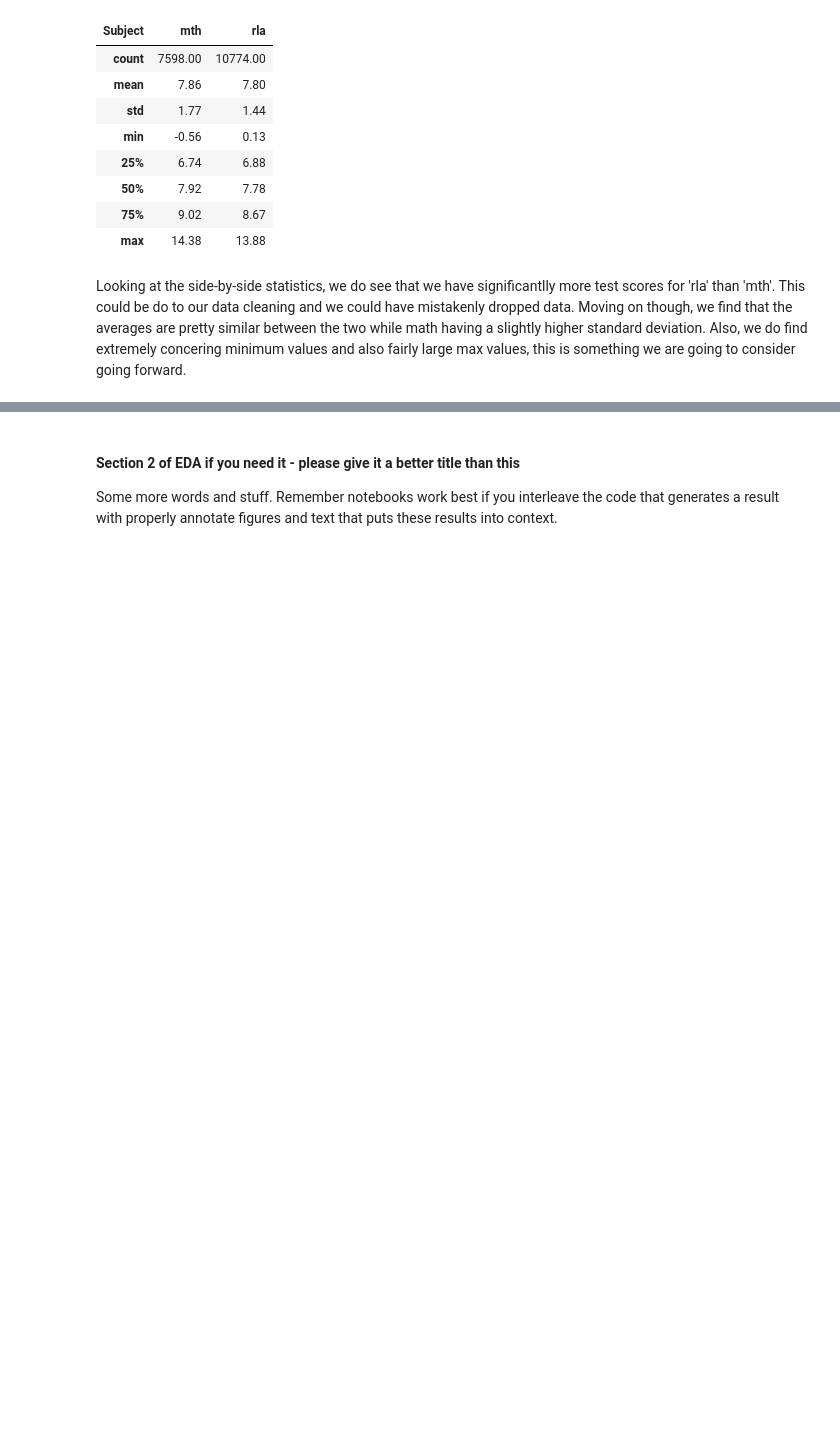
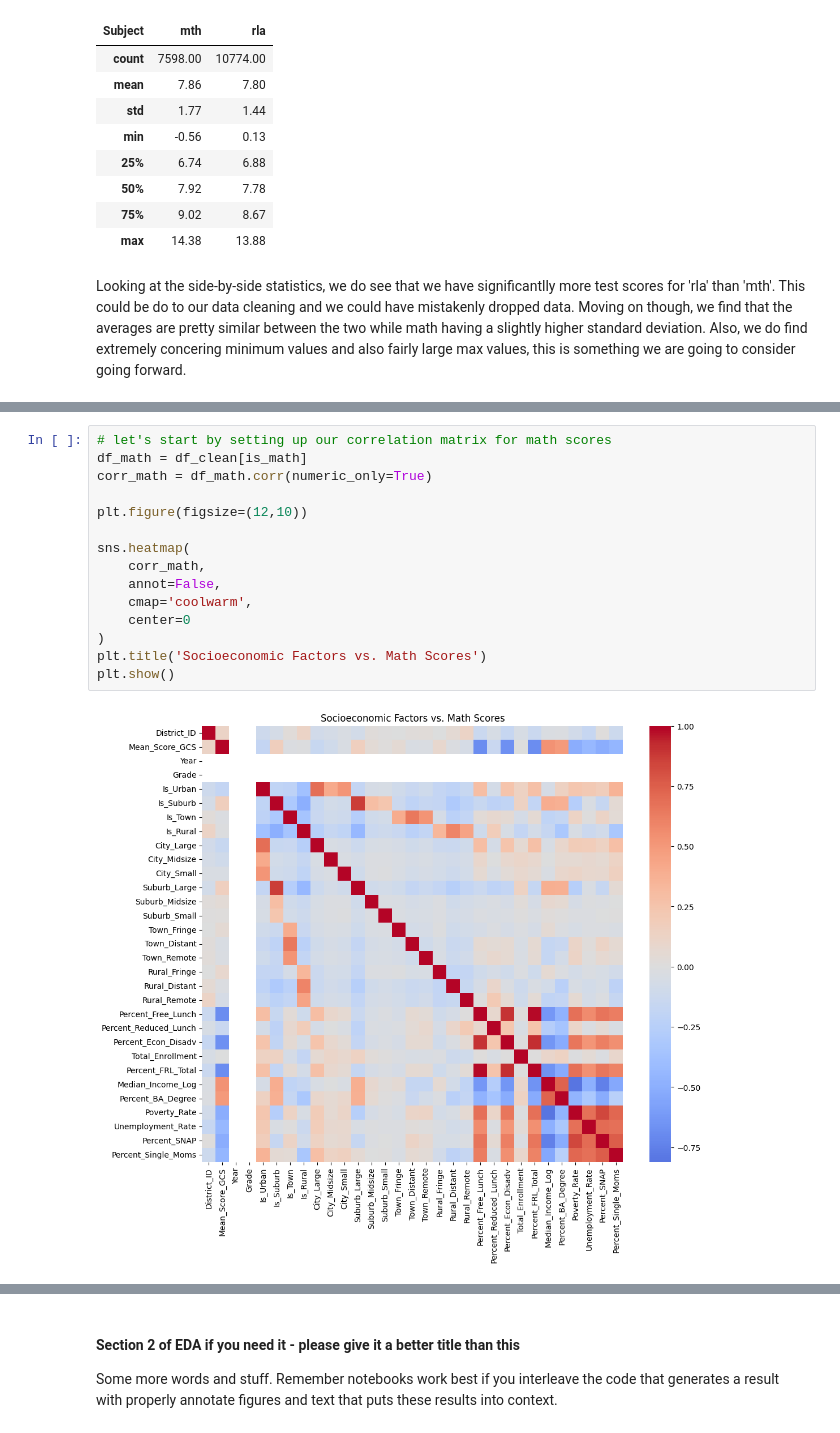
Before and after one commit to COGS108/Group006_WI26, a Jupyter notebook: 02-EDACheckpoint.ipynb, the cells around one changed output, grey strips where cells are left out. Drawn from its saved outputs; the diff is of its cells as text; blank space fills up the shorter version.

```diff
--- a/02-EDACheckpoint.ipynb
+++ b/02-EDACheckpoint.ipynb
@@ -372,0 +386,17 @@ Looking at the side-by-side statistics, we do see that we have significantlly mo
+# %%
+# let's start by setting up our correlation matrix for math scores
+df_math = df_clean[is_math]
+corr_math = df_math.corr(numeric_only=True)
+
+plt.figure(figsize=(12,10))
+
+sns.heatmap(
+    corr_math,
+    annot=False,
+    cmap='coolwarm',
+    center=0
+)
+plt.title('Socioeconomic Factors vs. Math Scores')
+plt.show()
+# %% [output]
+[figure, added]
```
Also changed, not shown: parts of 12 cells of this notebook.
